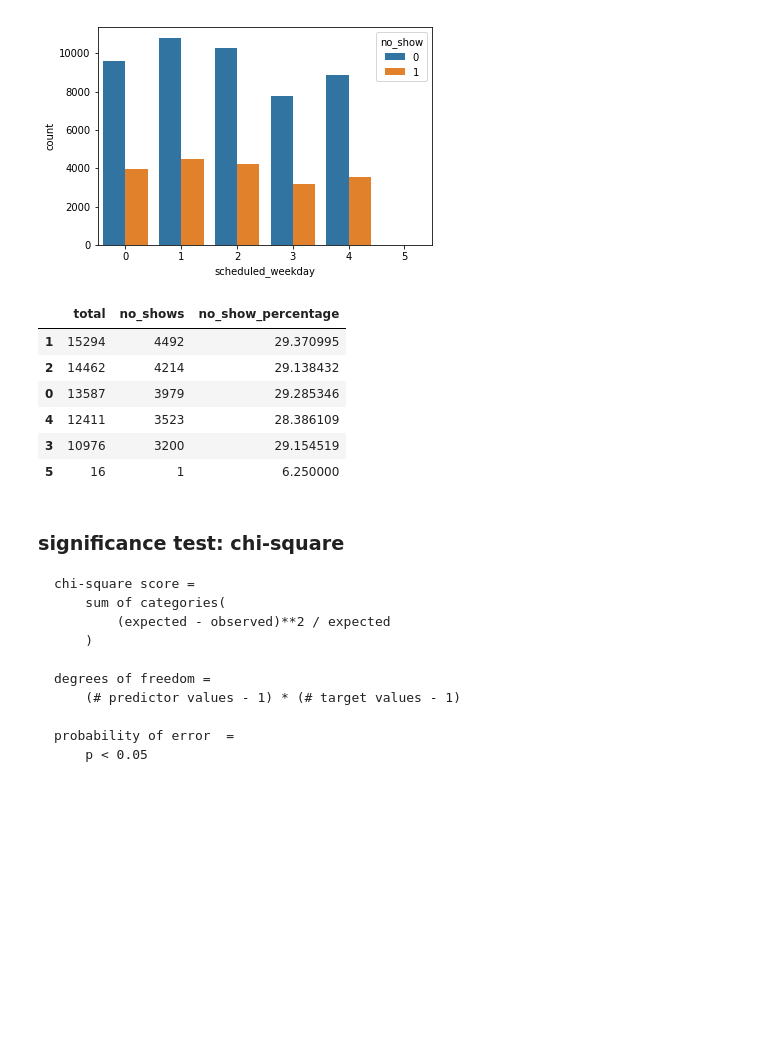
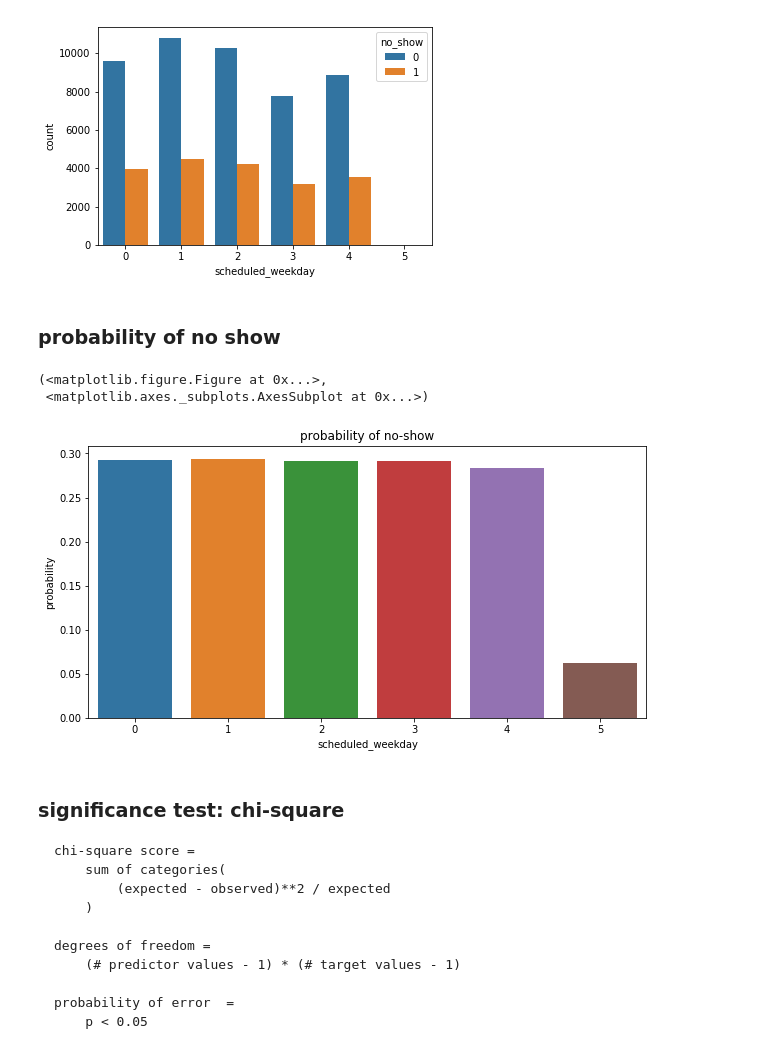
Before and after one commit to ncernek/medical_no_shows, a Jupyter notebook: eda.ipynb, the cells around one changed output. Cells and saved outputs as stored; diff of their text form; code cells hidden in the pictures; blank space fills up the shorter version.

````diff
--- a/eda.ipynb
+++ b/eda.ipynb
@@ -233,21 +276,15 @@ Try using .loc[row_indexer,col_indexer] = value instead
 See the caveats in the documentation: http://pandas.pydata.org/pandas-docs/stable/indexing.html#indexing-view-versus-copy
 <matplotlib.axes._subplots.AxesSubplot at 0x...>
 [figure]
-# %%
-total = appointments_2['scheduled_weekday'].value_counts().to_frame(name='total')
-no_shows = appointments_2.groupby('scheduled_weekday').sum()['no_show'].to_frame(name='no_shows')
-df = total.merge(no_shows,left_index=True,right_index=True)
-
-df['no_show_percentage'] = df['no_shows']/df['total']*100
-df
-# %% [output]
-|  | total | no_shows | no_show_percentage |
-| 1 | 15294 | 4492 | 29.370995 |
-| 2 | 14462 | 4214 | 29.138432 |
-| 0 | 13587 | 3979 | 29.285346 |
-| 4 | 12411 | 3523 | 28.386109 |
-| 3 | 10976 | 3200 | 29.154519 |
-| 5 | 16 | 1 | 6.250000 |
+# %% [markdown]
+### probability of no show
+# %%
+df = probabilityNoShow(appointments_2,'scheduled_weekday')
+probabilityBarPlot(df)
+# %% [output]
+(<matplotlib.figure.Figure at 0x...>,
+ <matplotlib.axes._subplots.AxesSubplot at 0x...>)
+[figure, added]
 # %% [markdown]
 ### significance test: chi-square
 ```
````
Also changed, not shown: parts of 34 cells of this notebook.
